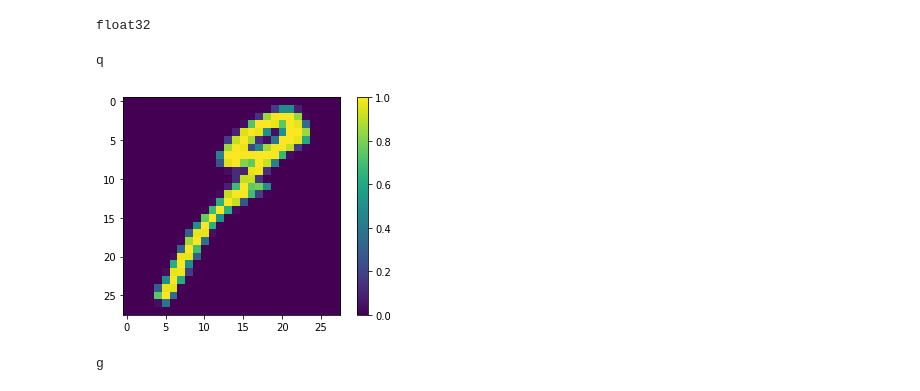
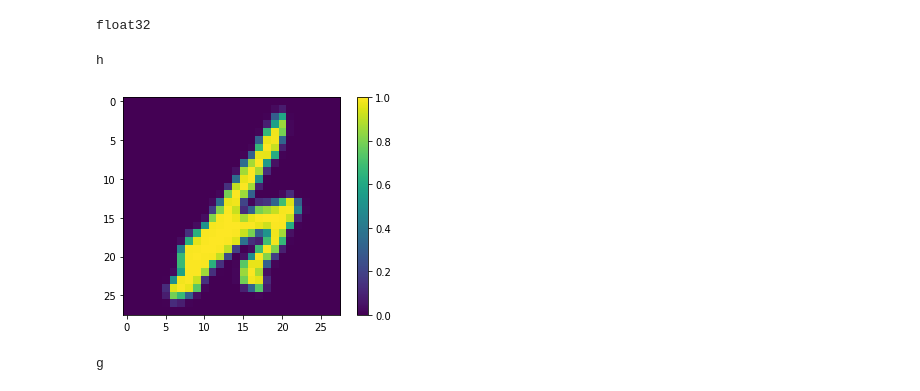
Before and after one commit to parajuliswopnil/HandwritingRecognition, a Jupyter notebook: src/ML_model.ipynb, the cells around one changed output. Drawn from its saved outputs; the diff is of its cells as text; code cells hidden in the pictures.

Commit message:
images added for prediction

```diff
--- a/src/ML_model.ipynb
+++ b/src/ML_model.ipynb
@@ -135,14 +135,14 @@ train_x /= 255
 test_x /= 255
 # %%
 %matplotlib inline
-img_num = 30
+img_num = 2500
 plt.imshow(train_x.reshape(len(train_x), 28, 28)[img_num])
 print(labels[raw_train_y[img_num] - 1])
 plt.colorbar()
 plt.show()
 # %% [output]
-q
+h
-[figure, old version]
+[figure, new version]
 # %%
 %matplotlib inline
 img_num = 5000
```
Also changed, not shown: parts of 3 cells of this notebook, 27 other files.
